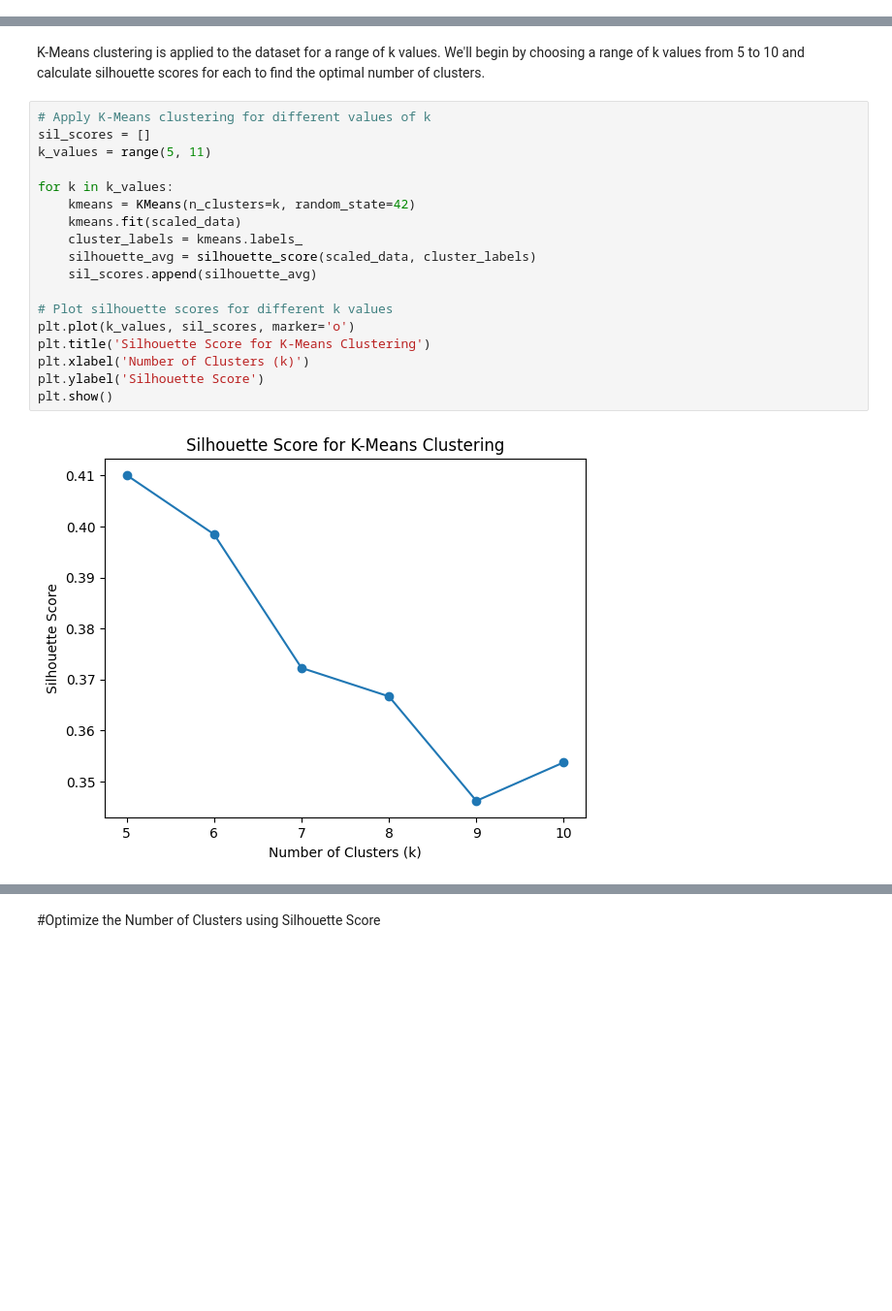
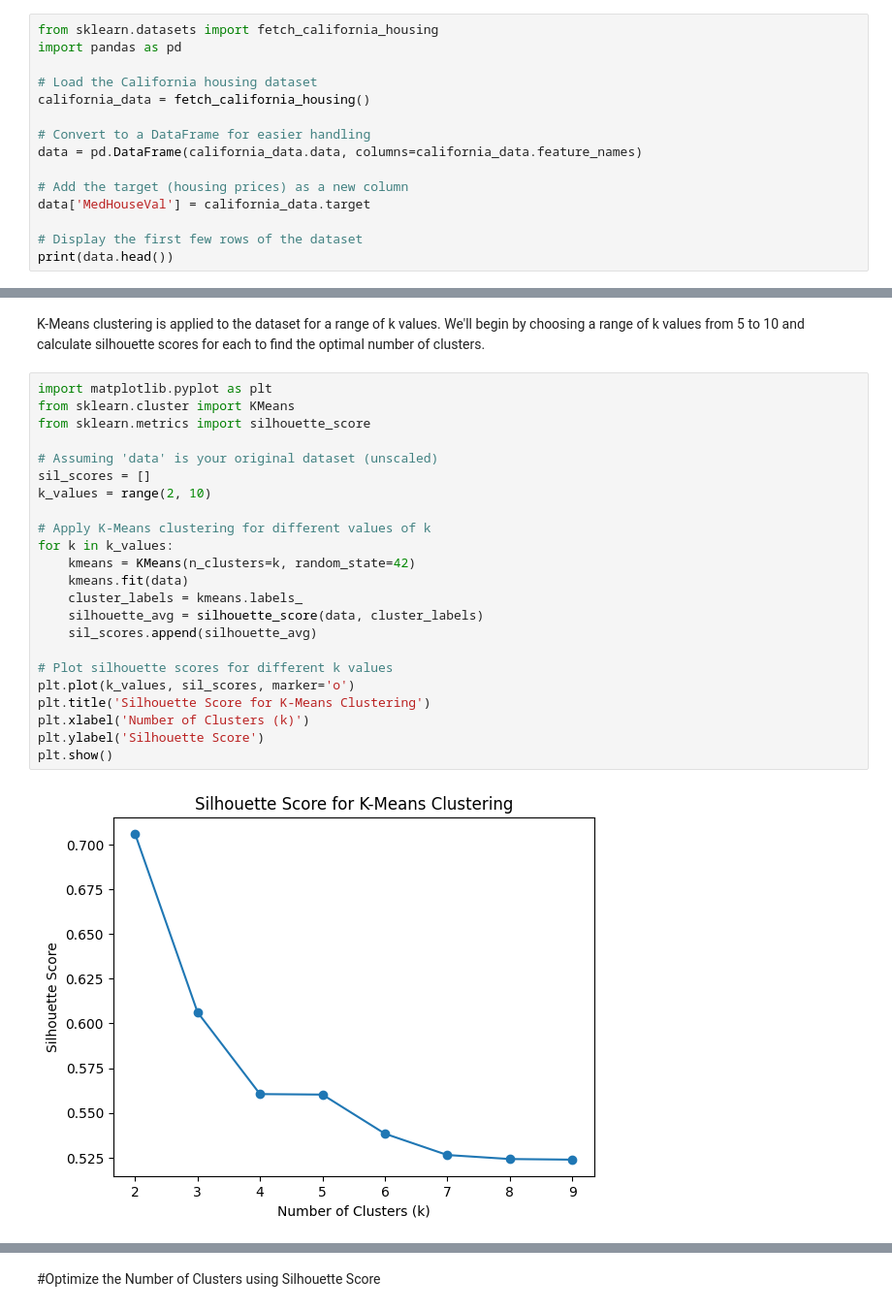
Before and after one commit to KeneKing12/Kenechukwu, a Jupyter notebook: Lab_6__Kenechukwu_K_Odoh.ipynb, the cells around one changed output, grey strips where cells are left out. Shown: that part at 97% size. Drawn from its saved outputs; the diff is of its cells as text; blank space fills up the shorter version.

```diff
--- a/Lab_6__Kenechukwu_K_Odoh.ipynb
+++ b/Lab_6__Kenechukwu_K_Odoh.ipynb
@@ -7,3 +7,18 @@ import pandas as pd
 import numpy as np
 # %% [markdown]
 #Load the California Housing Dataset
+# %%
+from sklearn.datasets import fetch_california_housing
+import pandas as pd
+
+# Load the California housing dataset
+california_data = fetch_california_housing()
+
+# Convert to a DataFrame for easier handling
+data = pd.DataFrame(california_data.data, columns=california_data.feature_names)
+
+# Add the target (housing prices) as a new column
+data['MedHouseVal'] = california_data.target
+
+# Display the first few rows of the dataset
+print(data.head())
@@ -42,25 +47,30 @@ df.head()
 # %% [markdown]
 K-Means clustering is applied to the dataset for a range of k values. We'll begin by choosing a range of k values from 5 to 10 and calculate silhouette scores for each to find the optimal number of clusters.
 # %%
+import matplotlib.pyplot as plt
+from sklearn.cluster import KMeans
+from sklearn.metrics import silhouette_score
+
+# Assuming 'data' is your original dataset (unscaled)
+sil_scores = []
+k_values = range(2, 10)
+
 # Apply K-Means clustering for different values of k
-sil_scores = []
-k_values = range(5, 11)
-
 for k in k_values:
     kmeans = KMeans(n_clusters=k, random_state=42)
-    kmeans.fit(scaled_data)
+    kmeans.fit(data)
     cluster_labels = kmeans.labels_
-    silhouette_avg = silhouette_score(scaled_data, cluster_labels)
+    silhouette_avg = silhouette_score(data, cluster_labels)
     sil_scores.append(silhouette_avg)
 
 # Plot silhouette scores for different k values
 plt.plot(k_values, sil_scores, marker='o')
 plt.title('Silhouette Score for K-Means Clustering')
 plt.xlabel('Number of Clusters (k)')
 plt.ylabel('Silhouette Score')
 plt.show()
 # %% [output]
-[figure, old version]
+[figure, new version]
 # %%
 # Import required libraries
 from sklearn.cluster import KMeans
```
Also changed, not shown: parts of 9 cells of this notebook.
